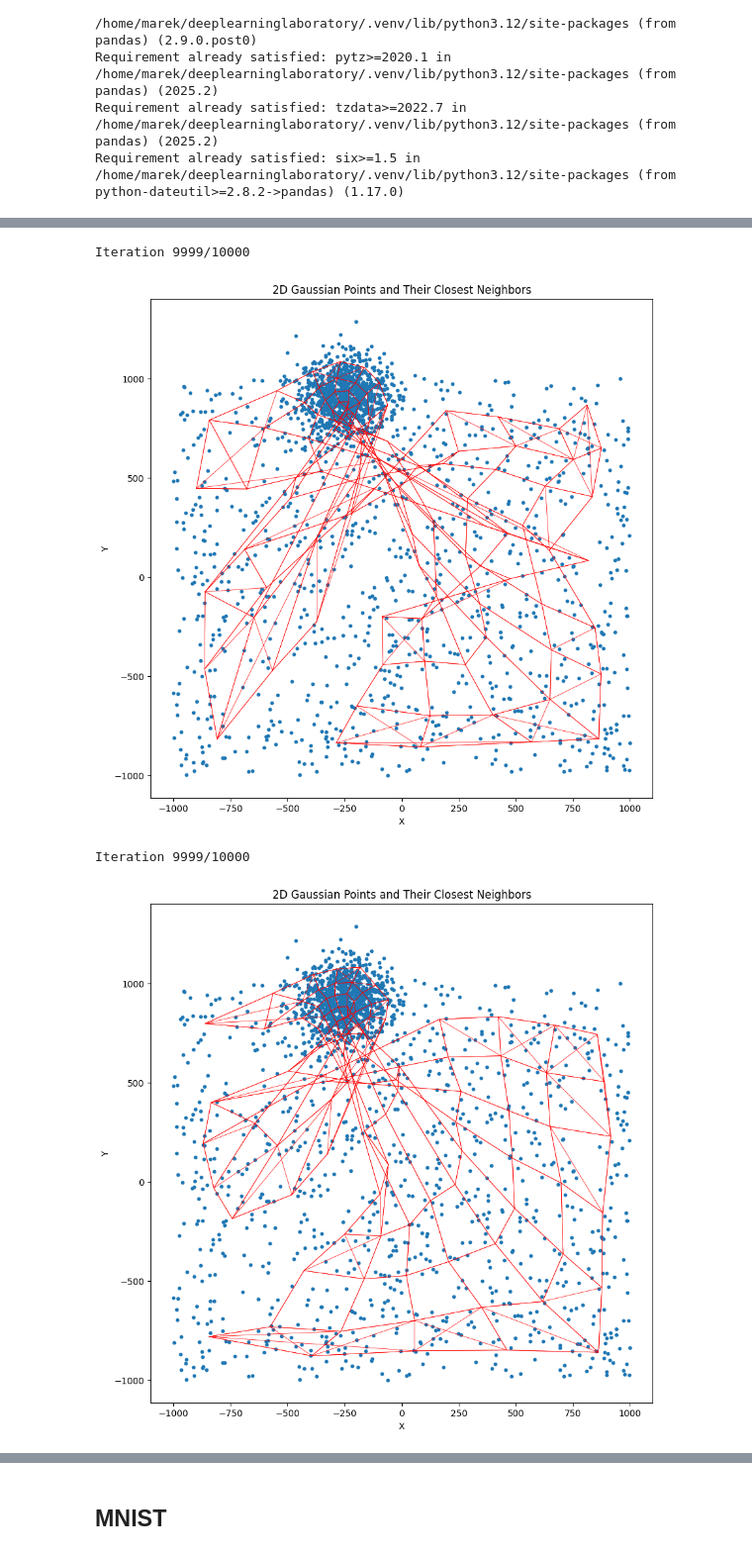
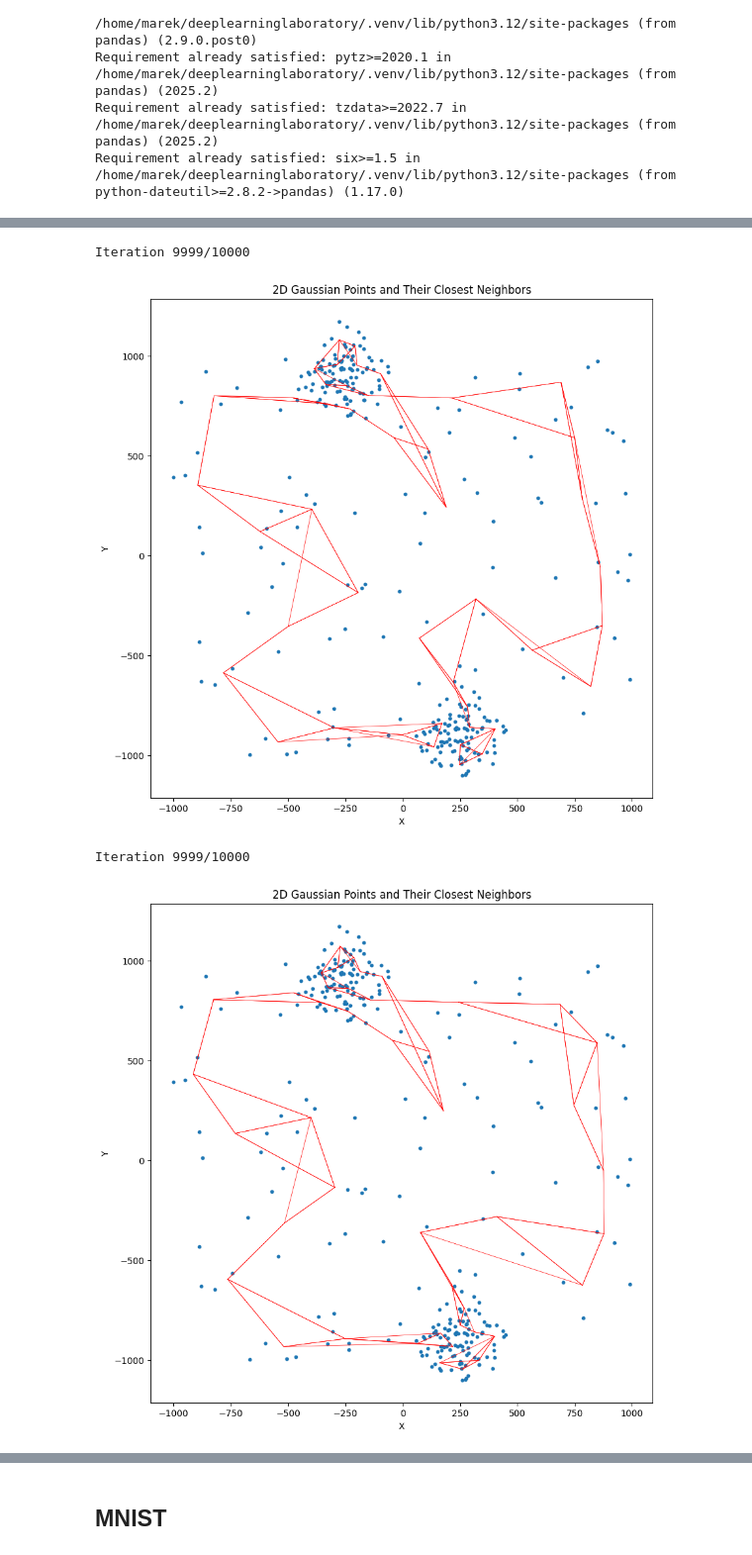
Before and after one commit to marekpiotradamczyk/deeplearninglaboratory, a Jupyter notebook: 1_kohonen_map/kohonenSCRATCH.ipynb, the cells around one changed output, grey strips where cells are left out. Shown at 99% size. Cells and saved outputs as stored; diff of their text form; code cells hidden in the pictures.

```diff
--- a/1_kohonen_map/kohonenSCRATCH.ipynb
+++ b/1_kohonen_map/kohonenSCRATCH.ipynb
@@ -38,9 +38,10 @@ iterations = 10000  # Number of iterations
 #som_grid = np.random.ran(som_size, dimensions) * 20 - 10
 
 # Generate the dataset
-data_uniform = np.random.uniform(-1000, 1000, (1000, dimensions))
-blob, _ = make_blobs(n_samples=1000, centers=1, n_features=2, center_box=(-1000, 1000), cluster_std=100.0, random_state=42)
-data_points = np.vstack([data_uniform, blob])
+data_uniform = np.random.uniform(-1000, 1000, (100, dimensions))
+blob_s, _ = make_blobs(n_samples=100, centers=1, n_features=2, center_box=(-1000, 1000), cluster_std=100.0, random_state=42)
+blob_t, _ = make_blobs(n_samples=100, centers=1, n_features=2, center_box=(1000, -1000), cluster_std=100.0, random_state=42)
+data_points = np.vstack([data_uniform, blob_s, blob_t])
 
 # Parameters for the 2D normal distribution
 mean = [0, 0]  # Mean of the distribution
@@ -53,6 +54,3 @@ density_sample = np.random.multivariate_normal(mean, cov, som_size)
 #density_sample =
 #som_locations = np.hstack([np.sin(angles), np.cos(angles)])# np.random.multivariate_normal(mean, cov, som_size)
 #som_centroids = data_uniform[np.random.choice(data_uniform.shape[0], som_size, replace=False)]
-# %%
-data_points = np.vstack([data_uniform, blob])
-data_points.shape
@@ -61,6 +61,11 @@ data_points.shape
 # %%
-density_sample = np.random.uniform(0,100, (100, 2))
-for i in range(10):
-    for j in range(10):
-        density_sample[10*i+j,0] = i + np.random.randn(1)*0.01
-        density_sample[10*i+j,1] = j + np.random.randn(1)*0.01
+
+def grid_topology_sample(r, c):
+    density_sample = np.random.uniform(0,0.01, (r*c, 2))
+    for i in range(r):
+        for j in range(c):
+            density_sample[c*i+j,0] = i + np.random.randn(1)*0.01
+            density_sample[c*i+j,1] = j + np.random.randn(1)*0.01
+    return density_sample
+
+density_sample = grid_topology_sample(44,1)
@@ -183,7 +168,7 @@ class DensitySOM:
             distances[i] = np.inf  # Exclude the point itself by setting its distance to infinity
 
             closest_neighbors[i] = list()
-            for j in range(4):
+            for j in range(3):
                 closest_neighbors[i].append(np.argsort(distances)[j])
 
         # Plot the X
@@ -211,13 +196,13 @@ densitySOM.plot_SOM_grid(data_points)
 # %%
-
-for epoch in range(3):
-    print(f'\rEpoch {epoch}/100', end='')
+EPOCH_NUM = 4
+for epoch in range(EPOCH_NUM):
+    print(f'\rEpoch {epoch}/{EPOCH_NUM}', end='')
     densitySOM.fit(data_points, iterations=10000, sigma_initial=1, learning_rate_initial=0.1)
     densitySOM.plot_SOM_grid(data_points)
-    print(f'\rEpoch {epoch}/100', end='')
+    print(f'\rEpoch {epoch}/{EPOCH_NUM}', end='')
 # %% [output]
 Iteration 9999/10000
-[figure, old version]
+[figure, new version]
 Iteration 9999/10000
-[figure, old version]
+[figure, new version]
 Iteration 9999/10000
```
Also changed, not shown: parts of 15 cells of this notebook, 3 other files.
